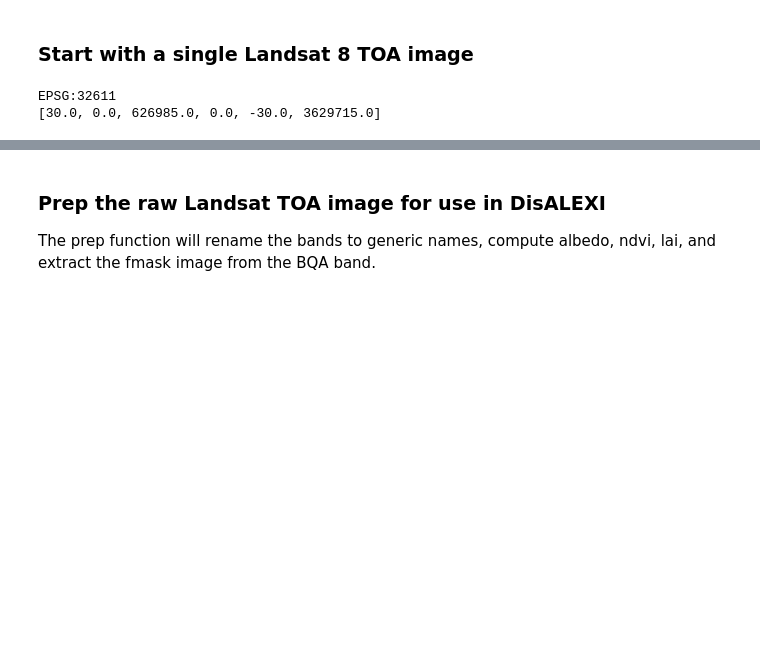
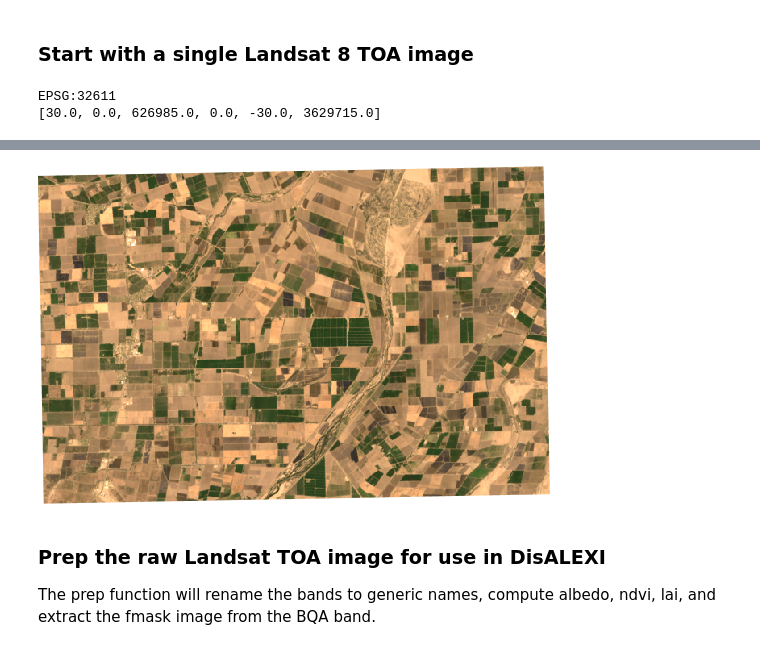
Before and after one commit to Open-ET/openet-disalexi, a Jupyter notebook: examples/landsat_c1_sr_image.ipynb, the cells around one changed output, grey strips where cells are left out. Drawn from its saved outputs; the diff is of its cells as text; code cells hidden in the pictures; blank space fills up the shorter version.

```diff
--- a/examples/landsat_c1_sr_image.ipynb
+++ b/examples/landsat_c1_sr_image.ipynb
@@ -60,5 +63,5 @@ vis_image = ee.Image(landsat_img) \
     .visualize(bands=['B4', 'B3', 'B2'], min=[0, 0, 0], max=[3000, 3000, 3000]) \
     .reproject(crs=image_crs, crsTransform=image_transform) \
     .clip(test_geom)
-Image(url=vis_image.getThumbURL())
+Image(url=vis_image.getThumbURL(), embed=True, format='png')
 # %% [output]
@@ -66,3 +68,4 @@ Image(url=vis_image.getThumbURL())
+[figure, added]
 # %% [markdown]
 ### Prep the raw Landsat TOA image for use in DisALEXI
 
```
Also changed, not shown: parts of 15 cells of this notebook, 1 other file.
